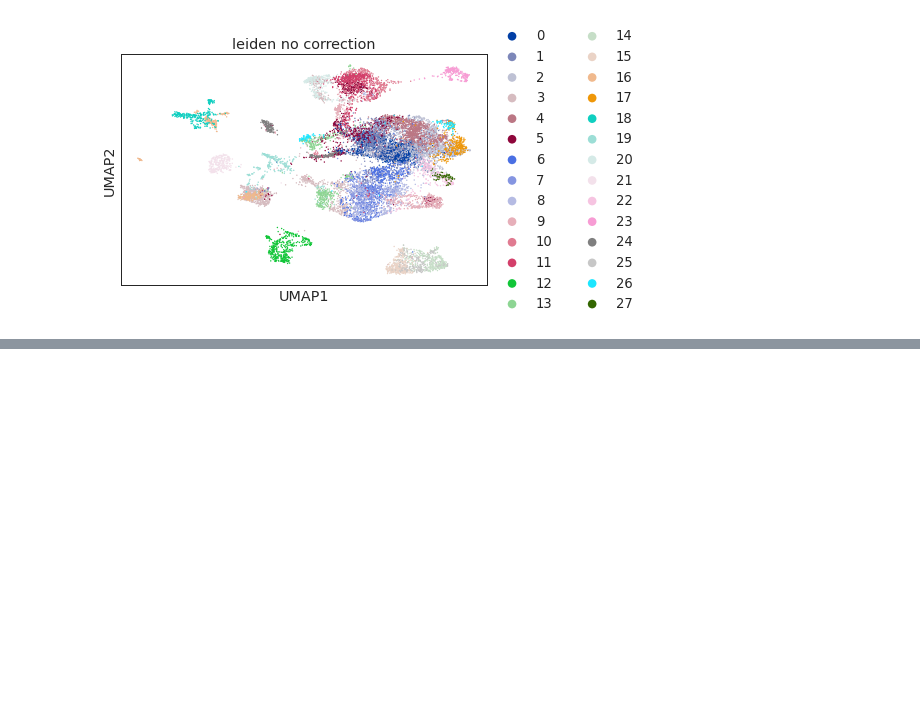
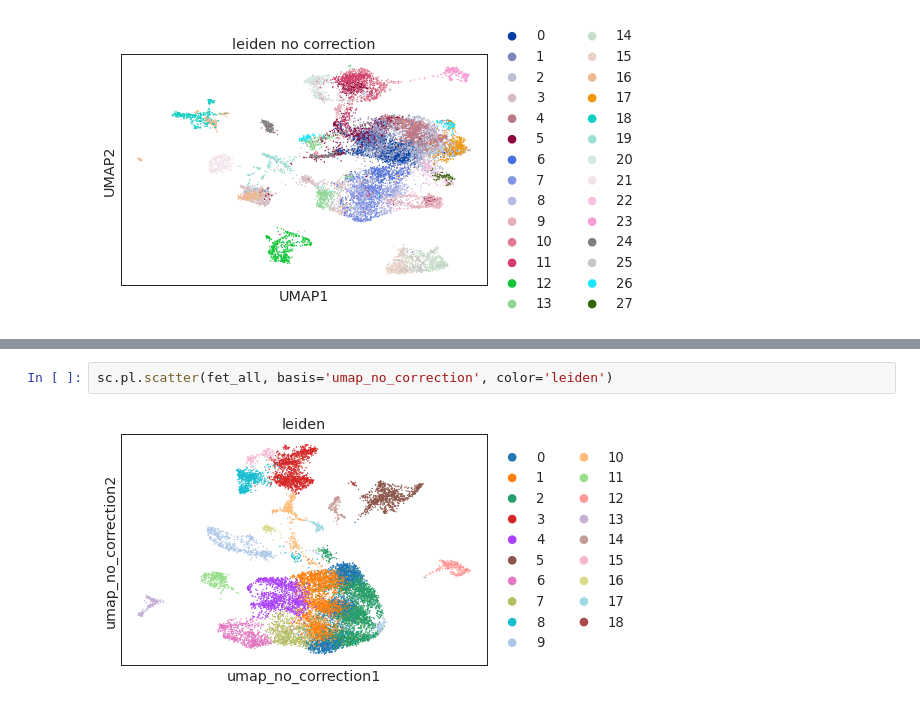
Before and after one commit to bchansen3/sc-testis_sum, a Jupyter notebook: sc-data_workup.ipynb, the cells around one changed output, grey strips where cells are left out. Saved outputs shown, nothing was run; the diff lists cells and outputs as text; blank space fills up the shorter version.

```diff
--- a/sc-data_workup.ipynb
+++ b/sc-data_workup.ipynb
@@ -134,0 +164,4 @@ sc.pl.scatter(emb_all, basis='umap', color='leiden_no_correction')
+# %%
+sc.pl.scatter(fet_all, basis='umap_no_correction', color='leiden')
+# %% [output]
+[figure, added]
```
Also changed, not shown: parts of 9 cells of this notebook.
